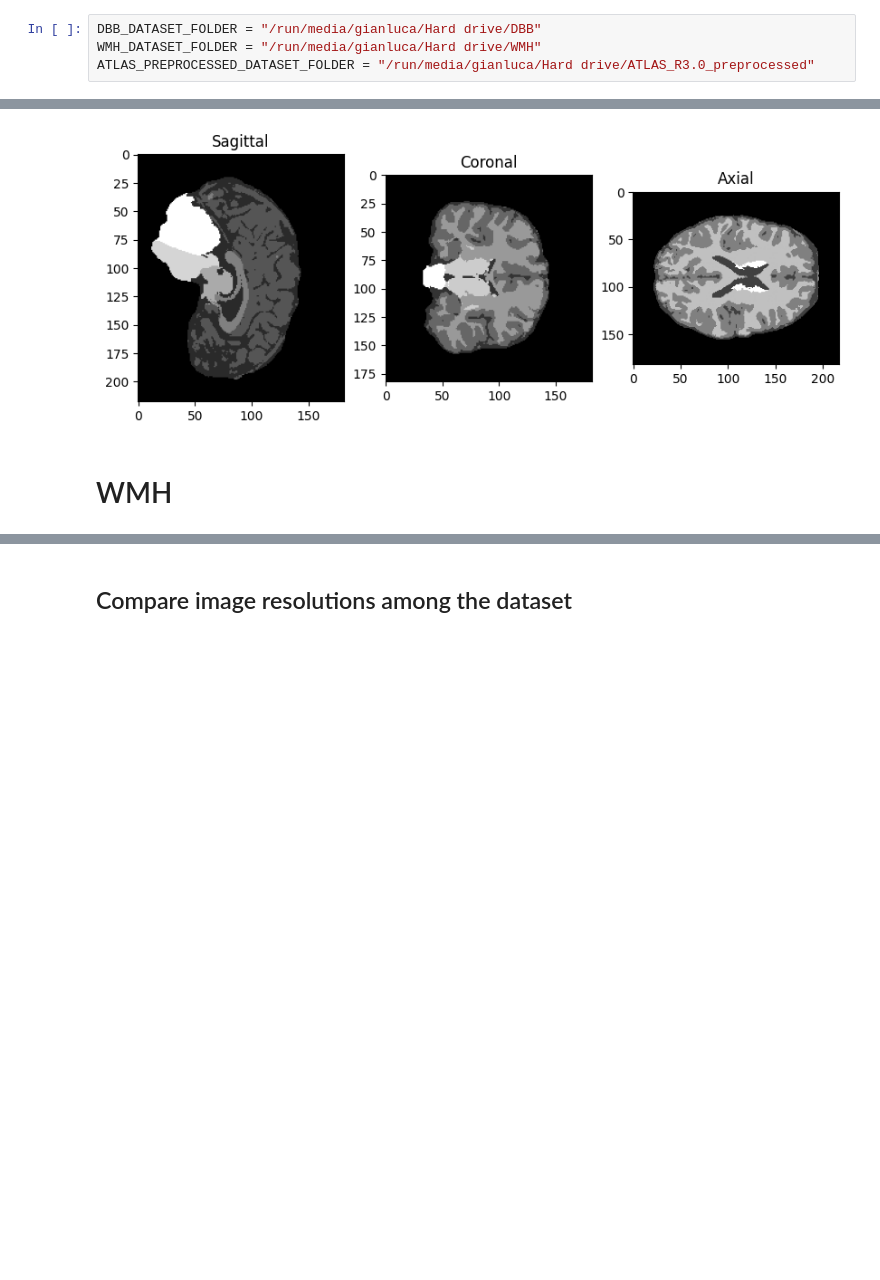
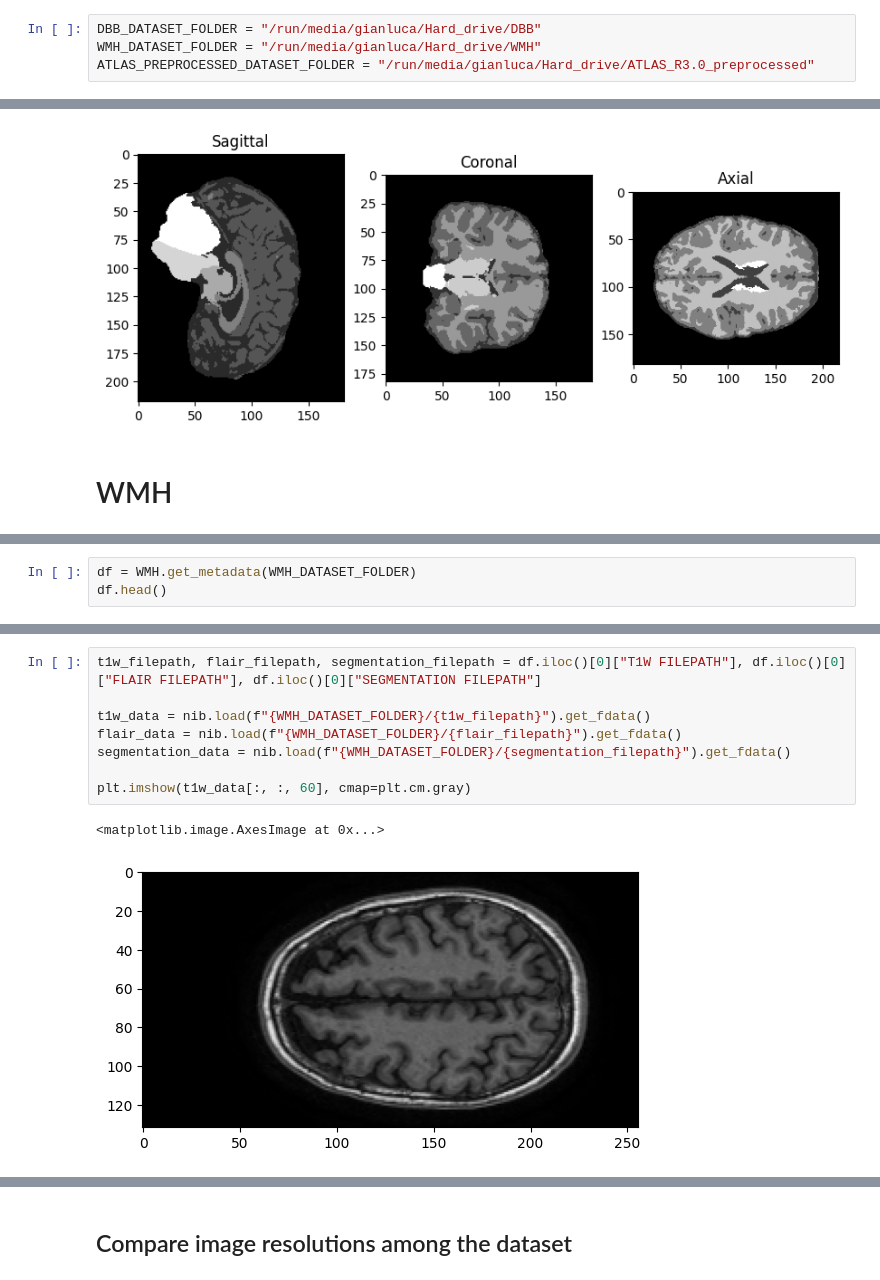
Before and after one commit to bendico765/mri-brain, a Jupyter notebook: notebooks/Dataset exploration.ipynb, the cells around one changed output, grey strips where cells are left out. Cells and saved outputs as stored; diff of their text form; blank space fills up the shorter version.

```diff
--- a/notebooks/Dataset exploration.ipynb
+++ b/notebooks/Dataset exploration.ipynb
@@ -15,9 +14,9 @@ from datasets.dbb import DBB
 from datasets.atlas import ATLAS
 from collections import Counter
 # %%
-DBB_DATASET_FOLDER = "/run/media/gianluca/Hard drive/DBB"
-WMH_DATASET_FOLDER = "/run/media/gianluca/Hard drive/WMH"
-ATLAS_PREPROCESSED_DATASET_FOLDER = "/run/media/gianluca/Hard drive/ATLAS_R3.0_preprocessed"
+DBB_DATASET_FOLDER = "/run/media/gianluca/Hard_drive/DBB"
+WMH_DATASET_FOLDER = "/run/media/gianluca/Hard_drive/WMH"
+ATLAS_PREPROCESSED_DATASET_FOLDER = "/run/media/gianluca/Hard_drive/ATLAS_R3.0_preprocessed"
 # %% [markdown]
 # ATLAS 3.0
 # %%
@@ -379,0 +296,3 @@ plt.tight_layout()
+# %%
+df = WMH.get_metadata(WMH_DATASET_FOLDER)
+df.head()
@@ -379,0 +316,11 @@ plt.tight_layout()
+# %%
+t1w_filepath, flair_filepath, segmentation_filepath = df.iloc()[0]["T1W FILEPATH"], df.iloc()[0]["FLAIR FILEPATH"], df.iloc()[0]["SEGMENTATION FILEPATH"]
+
+t1w_data = nib.load(f"{WMH_DATASET_FOLDER}/{t1w_filepath}").get_fdata()
+flair_data = nib.load(f"{WMH_DATASET_FOLDER}/{flair_filepath}").get_fdata()
+segmentation_data = nib.load(f"{WMH_DATASET_FOLDER}/{segmentation_filepath}").get_fdata()
+
+plt.imshow(t1w_data[:, :, 60], cmap=plt.cm.gray)
+# %% [output]
+<matplotlib.image.AxesImage at 0x...>
+[figure, added]
```
Also changed, not shown: parts of 11 cells of this notebook, 1 other file.
